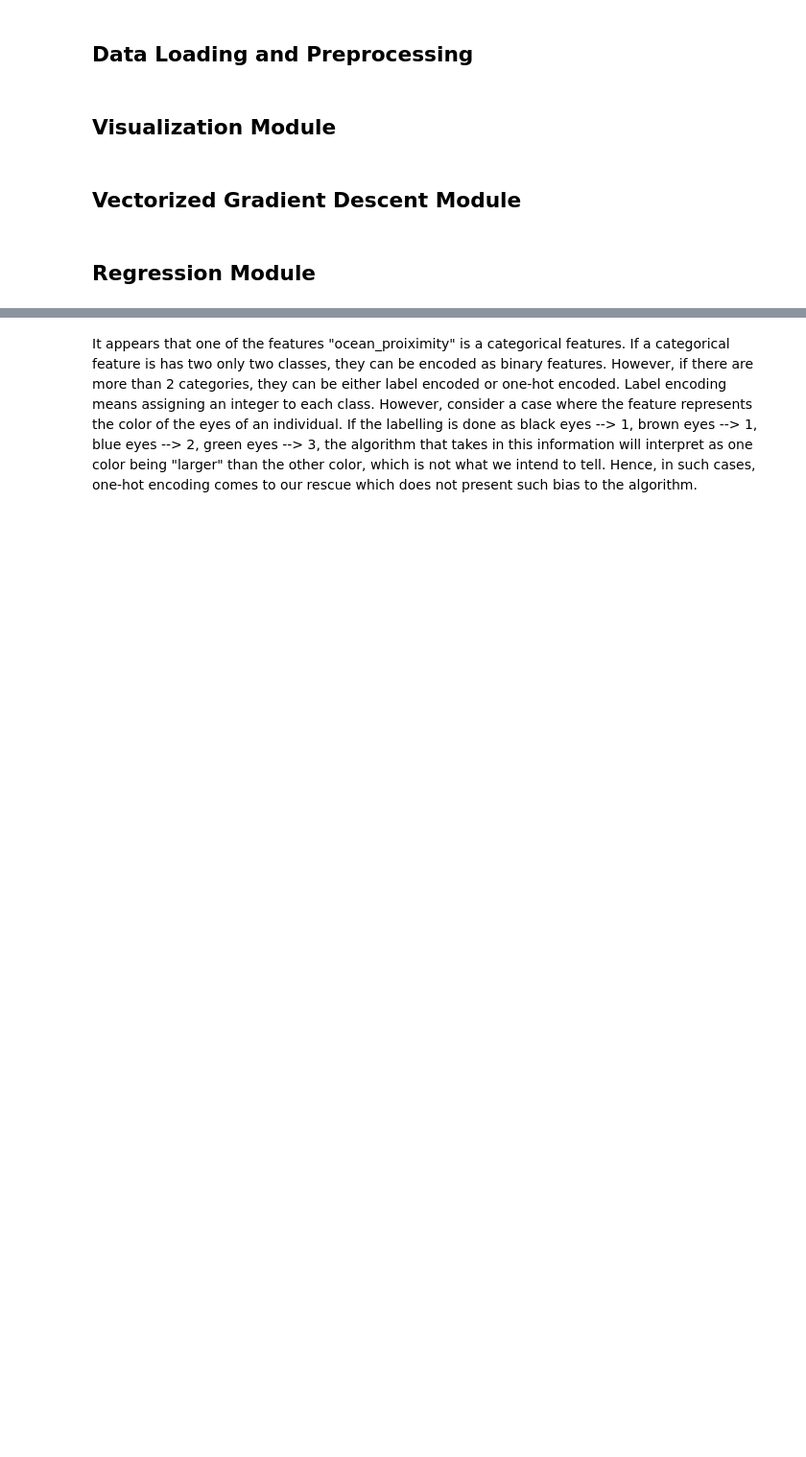
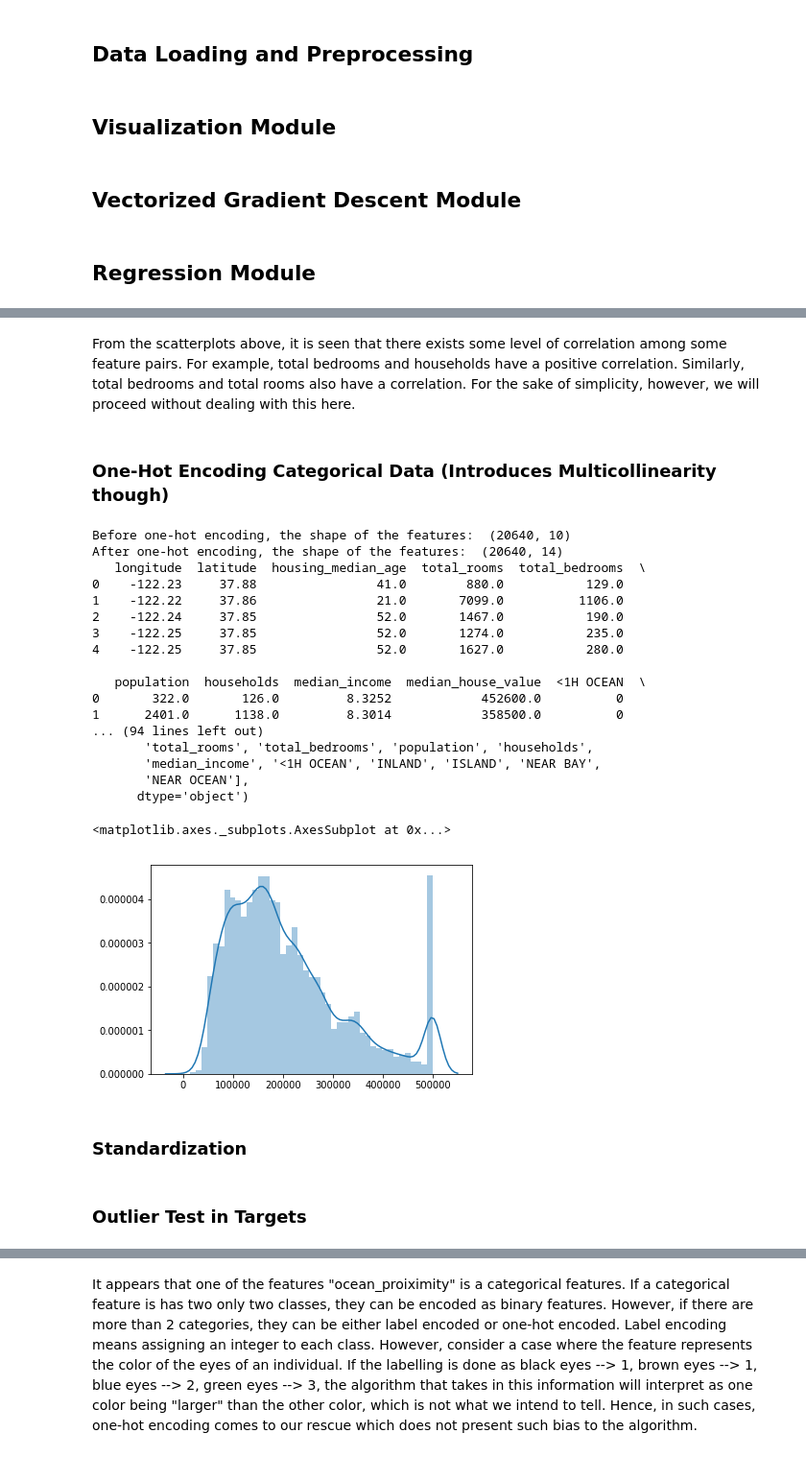
Before and after one commit to being-aerys/Python_Numpy_Implementations_of_Machine_Learning_Algorithms, a Jupyter notebook: Supervised_Methods/Linear_Regression/Source_Codes/Linear_Regression_on_California_Housing_Data.ipynb, the cells around one changed output, grey strips where cells are left out. Shown at 96% size. Cells and saved outputs as stored; diff of their text form; code cells hidden in the pictures; blank space fills up the shorter version.

```diff
--- a/Supervised_Methods/Linear_Regression/Source_Codes/Linear_Regression_on_California_Housing_Data.ipynb
+++ b/Supervised_Methods/Linear_Regression/Source_Codes/Linear_Regression_on_California_Housing_Data.ipynb
@@ -206,0 +436,32 @@ class Linear_Regression(Regression):
+# %% [markdown]
+From the scatterplots above, it is seen that there exists some level of correlation among some feature pairs. For example, total bedrooms and households have a positive correlation. Similarly, total bedrooms and total rooms also have a correlation. For the sake of simplicity, however, we will proceed without dealing with this here.
+# %% [markdown]
+### One-Hot Encoding Categorical Data (Introduces Multicollinearity though)
+# %%
+#onehot encode the categorical columns (since the label is a continuous value, this does not affect the label)
+features_with_onehot_encoding = preprocessing.one_hot_encode_categorical_features(COPY_OF_RAW_DATASET_FOR_TRAINING_PURPOSE, preprocessing.categorical_features_namelist)
+
+#Separate the training and testing data using the indices generated during analysis
+train_set, test_set = features_with_onehot_encoding.iloc[training_indices], features_with_onehot_encoding.iloc[testing_indices]
+# %% [output]
+Before one-hot encoding, the shape of the features:  (20640, 10)
+After one-hot encoding, the shape of the features:  (20640, 14)
+   longitude  latitude  housing_median_age  total_rooms  total_bedrooms  \
+0    -122.23     37.88                41.0        880.0           129.0
+1    -122.22     37.86                21.0       7099.0          1106.0
+2    -122.24     37.85                52.0       1467.0           190.0
+3    -122.25     37.85                52.0       1274.0           235.0
+4    -122.25     37.85                52.0       1627.0           280.0
+
+   population  households  median_income  median_house_value  <1H OCEAN  \
+0       322.0       126.0         8.3252            452600.0          0
+1      2401.0      1138.0         8.3014            358500.0          0
+... (94 lines left out)
+       'total_rooms', 'total_bedrooms', 'population', 'households',
+       'median_income', '<1H OCEAN', 'INLAND', 'ISLAND', 'NEAR BAY',
+       'NEAR OCEAN'],
+      dtype='object')
+<matplotlib.axes._subplots.AxesSubplot at 0x...>
+[figure, added]
+# %% [markdown]
+### Standardization
@@ -206,0 +471,2 @@ class Linear_Regression(Regression):
+# %% [markdown]
+### Outlier Test in Targets
```
Also changed, not shown: parts of 28 cells of this notebook.
